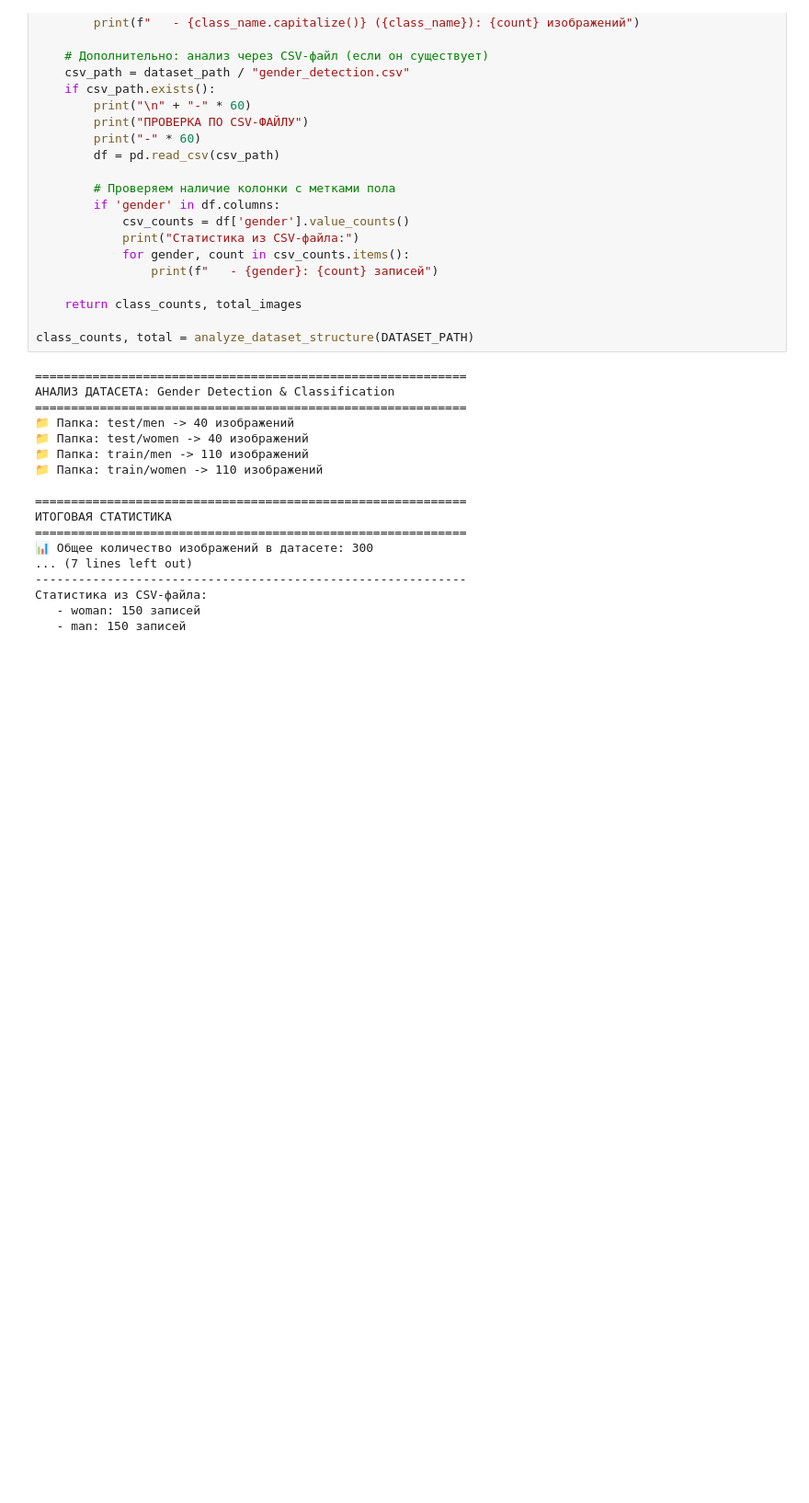
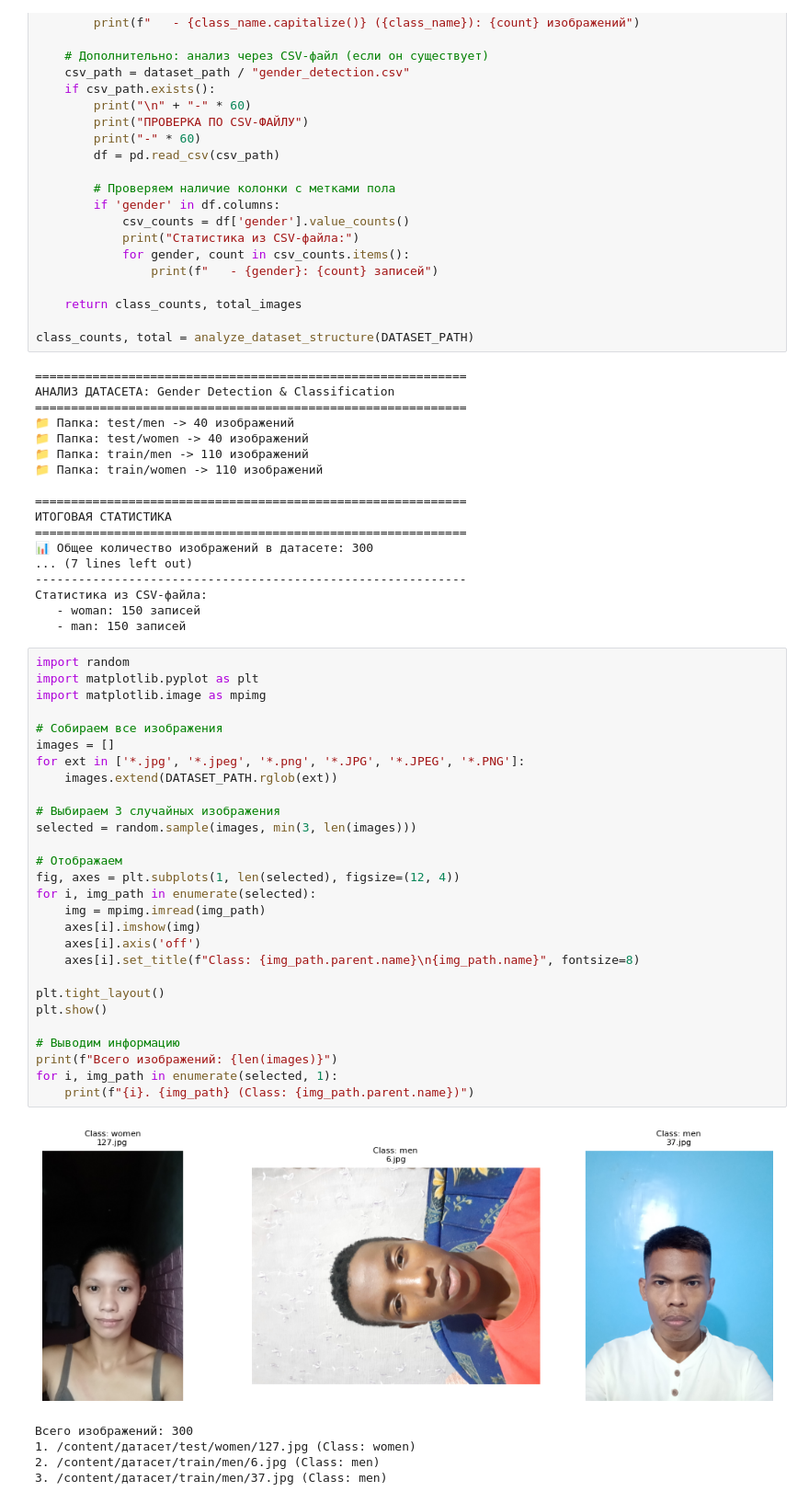
Before and after one commit to avram4uk/6praktika, a Jupyter notebook: глава_2.ipynb, the cells around one changed output. Shown at 92% size. Cells and saved outputs as stored; diff of their text form; blank space fills up the shorter version.

```diff
--- a/глава_2.ipynb
+++ b/глава_2.ipynb
@@ -88,3 +88,37 @@ class_counts, total = analyze_dataset_structure(DATASET_PATH)
 Статистика из CSV-файла:
    - woman: 150 записей
    - man: 150 записей
+# %%
+import random
+import matplotlib.pyplot as plt
+import matplotlib.image as mpimg
+
+# Собираем все изображения
+images = []
+for ext in ['*.jpg', '*.jpeg', '*.png', '*.JPG', '*.JPEG', '*.PNG']:
+    images.extend(DATASET_PATH.rglob(ext))
+
+# Выбираем 3 случайных изображения
+selected = random.sample(images, min(3, len(images)))
+
+# Отображаем
+fig, axes = plt.subplots(1, len(selected), figsize=(12, 4))
+for i, img_path in enumerate(selected):
+    img = mpimg.imread(img_path)
+    axes[i].imshow(img)
+    axes[i].axis('off')
+    axes[i].set_title(f"Class: {img_path.parent.name}\n{img_path.name}", fontsize=8)
+
+plt.tight_layout()
+plt.show()
+
+# Выводим информацию
+print(f"Всего изображений: {len(images)}")
+for i, img_path in enumerate(selected, 1):
+    print(f"{i}. {img_path} (Class: {img_path.parent.name})")
+# %% [output]
+[figure, added]
+Всего изображений: 300
+1. /content/датасет/test/women/127.jpg (Class: women)
+2. /content/датасет/train/men/6.jpg (Class: men)
+3. /content/датасет/train/men/37.jpg (Class: men)
```
